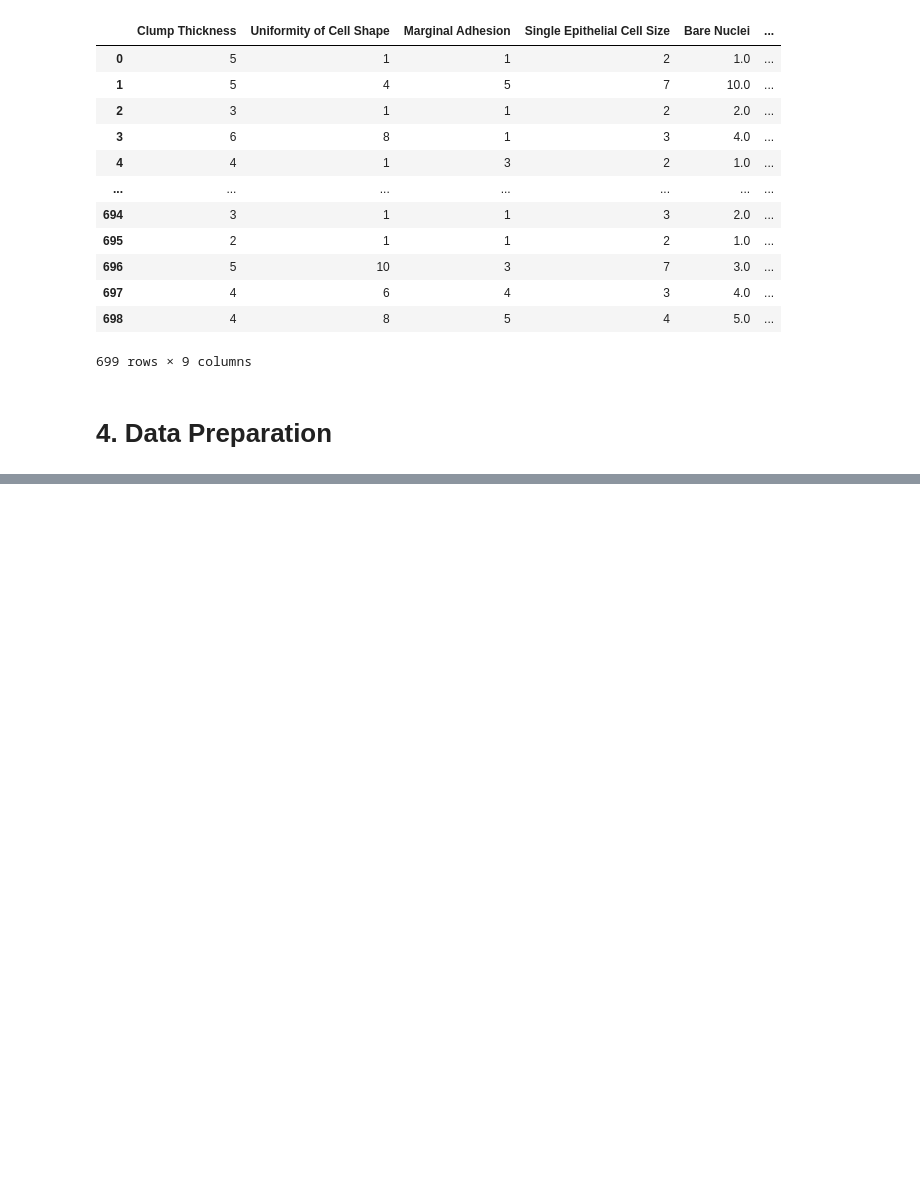
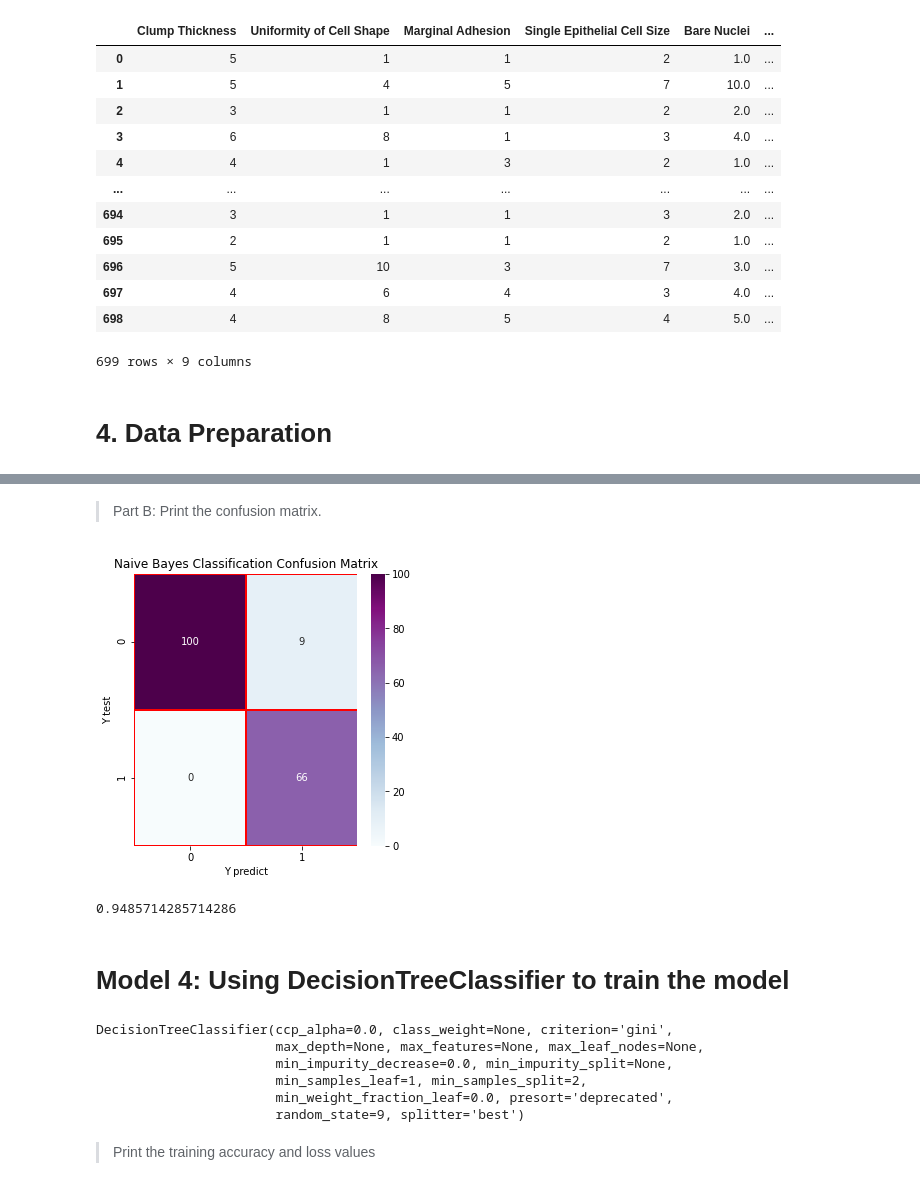
Before and after one commit to vpaluparthi/ML_Assignment1, a Jupyter notebook: Group244_BreastCancer.ipynb, the cells around one changed output, grey strips where cells are left out. Cells and saved outputs as stored; diff of their text form; code cells hidden in the pictures; blank space fills up the shorter version.

```diff
--- a/Group244_BreastCancer.ipynb
+++ b/Group244_BreastCancer.ipynb
@@ -339,0 +443,3 @@ for i in range(10):
+# %%
+# We predict target values
+nbcla_predict = nbcla.predict(test_X)
@@ -339,0 +468,29 @@ for i in range(10):
+# %% [markdown]
+> Part B: Print the confusion matrix.
+# %%
+nbcla_cm = confusion_matrix(test_y, nbcla_predict)
+f, ax = plt.subplots(figsize=(5,5))
+sns.heatmap(nbcla_cm, annot=True, linewidth=0.7, linecolor='red', fmt='g', ax=ax, cmap="BuPu")
+plt.title('Naive Bayes Classification Confusion Matrix')
+plt.xlabel('Y predict')
+plt.ylabel('Y test')
+plt.show()
+# %% [output]
+[figure, added]
+0.9485714285714286
+# %% [markdown]
+# Model 4: Using DecisionTreeClassifier to train the model
+# %%
+
+# We define the model
+dtcla = DecisionTreeClassifier(random_state=9)
+
+# We train model
+dtcla.fit(train_X, train_y)
+# %% [output]
+DecisionTreeClassifier(ccp_alpha=0.0, class_weight=None, criterion='gini',
+                       max_depth=None, max_features=None, max_leaf_nodes=None,
+                       min_impurity_decrease=0.0, min_impurity_split=None,
+                       min_samples_leaf=1, min_samples_split=2,
+                       min_weight_fraction_leaf=0.0, presort='deprecated',
+                       random_state=9, splitter='best')
@@ -339,0 +500,2 @@ for i in range(10):
+# %% [markdown]
+ > Print the training accuracy and loss values
```
Also changed, not shown: parts of 30 cells of this notebook.
